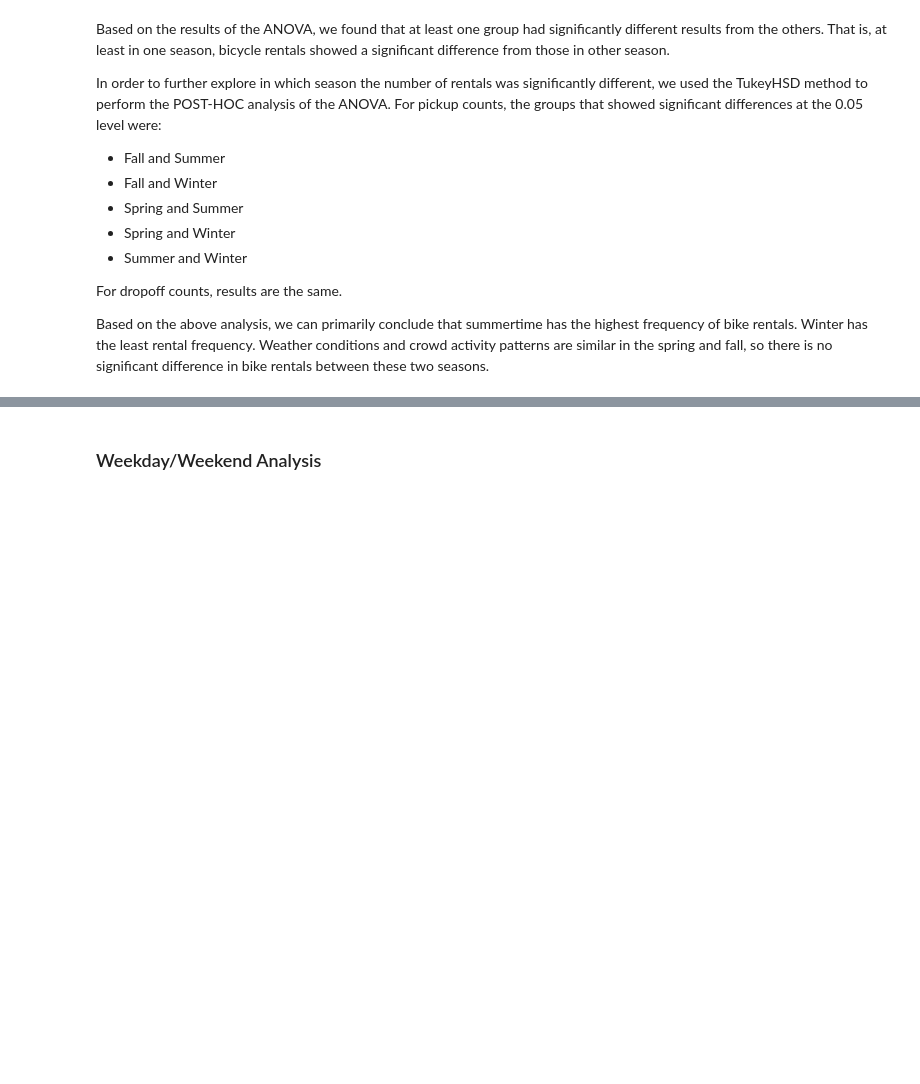
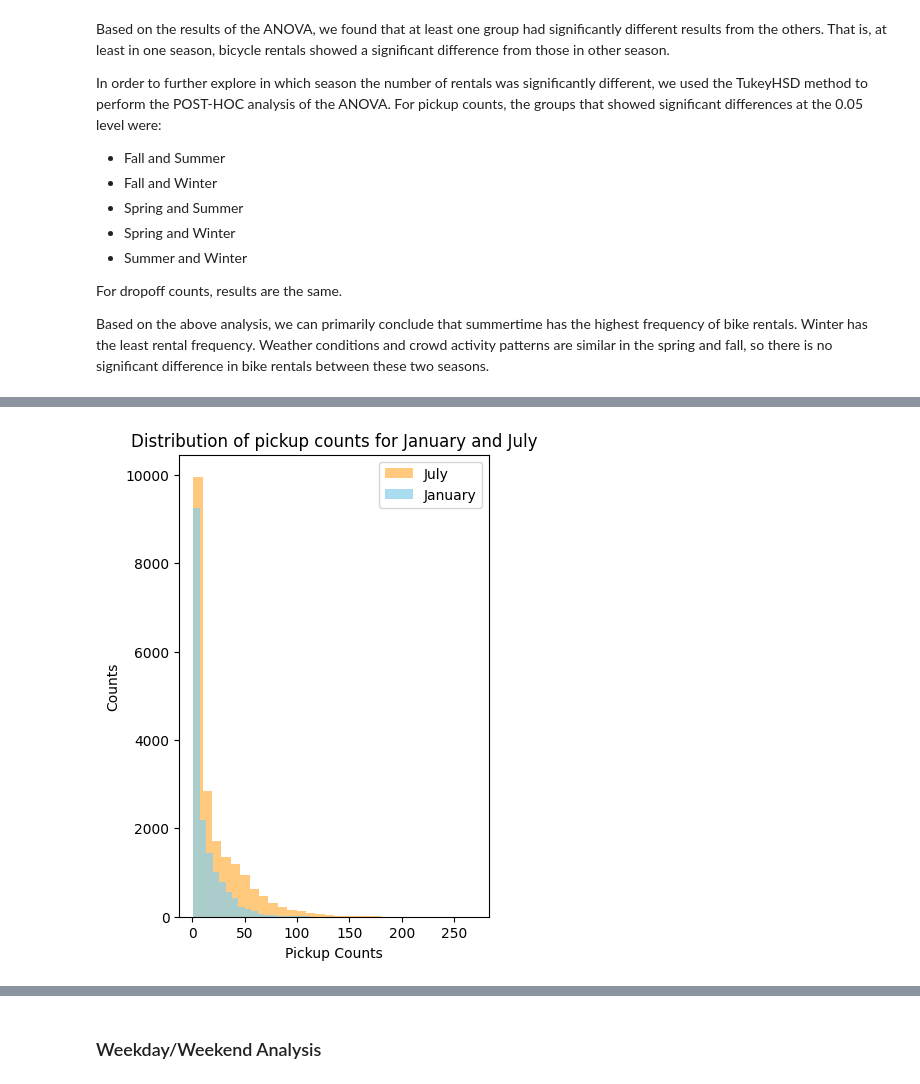
Before and after one commit to Will-Wei7/User-Clustering-on-Capital-bikeshare-dataset, a Jupyter notebook: project_2_part2.ipynb, the cells around one changed output, grey strips where cells are left out. Saved outputs shown, nothing was run; the diff lists cells and outputs as text; code cells hidden in the pictures; blank space fills up the shorter version.

```diff
--- a/project_2_part2.ipynb
+++ b/project_2_part2.ipynb
@@ -274,0 +285,7 @@ Based on the above analysis, we can primarily conclude that summertime has the h
+# %%
+jan_w=weather_frequency.loc[weather_frequency['month']==1]
+july_w=weather_frequency.loc[weather_frequency['month']==7]
+
+detail_frequency['started_at'] = pd.to_datetime(detail_frequency['started_at'])
+jan_d = detail_frequency[detail_frequency['started_at'].dt.month == 1]
+july_d = detail_frequency[detail_frequency['started_at'].dt.month == 7]
@@ -274,0 +319,16 @@ Based on the above analysis, we can primarily conclude that summertime has the h
+# %%
+
+plt.figure(figsize=(4,6))
+plt.hist(july_w['pickup_counts'], bins=30, color='#FFB347', alpha=0.7, label='July')#,density=True)
+plt.hist(jan_w['pickup_counts'], bins=30, color='skyblue', alpha=0.7, label='January')#,density=True)
+
+
+plt.title('Distribution of pickup counts for January and July')
+plt.xlabel('Pickup Counts')
+plt.ylabel('Counts')
+
+plt.legend()
+
+plt.show()
+# %% [output]
+[figure, added]
```
Also changed, not shown: parts of 5 cells of this notebook.
